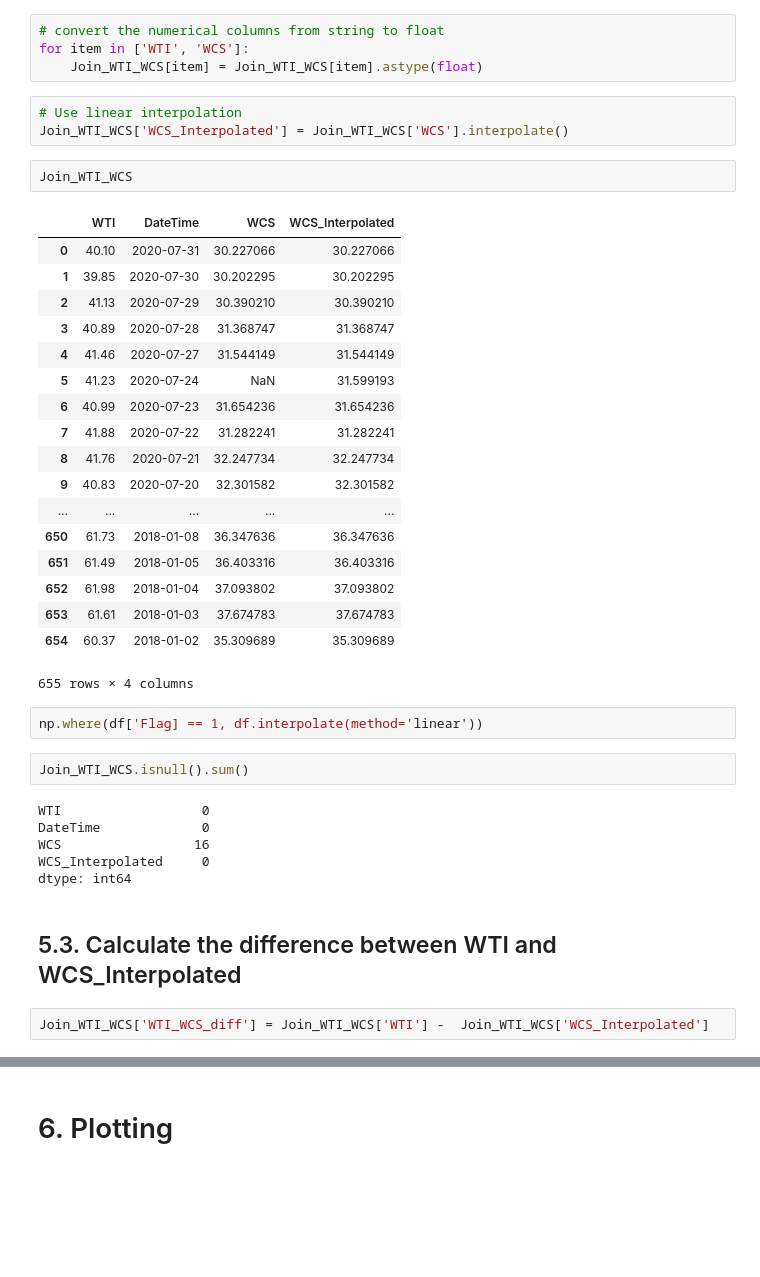
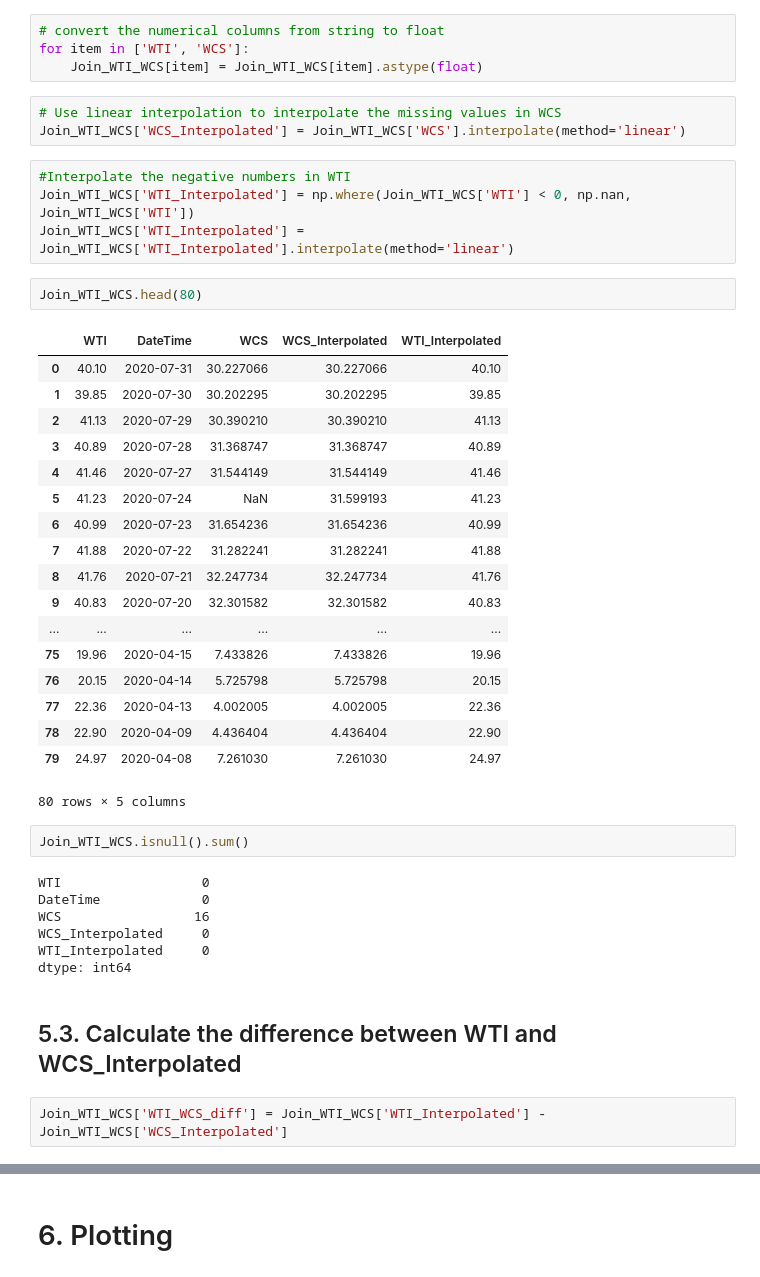
Before and after one commit to mahsaazizi/Cenovus-Energy-Project, a Jupyter notebook: Data Preparation.ipynb, the cells around one changed output, grey strips where cells are left out. Cells and saved outputs as stored; diff of their text form; blank space fills up the shorter version.

```diff
--- a/Data Preparation.ipynb
+++ b/Data Preparation.ipynb
@@ -128,31 +86,33 @@ dtype: int64
 for item in ['WTI', 'WCS']:
     Join_WTI_WCS[item] = Join_WTI_WCS[item].astype(float)
 # %%
-# Use linear interpolation
-Join_WTI_WCS['WCS_Interpolated'] = Join_WTI_WCS['WCS'].interpolate()
+# Use linear interpolation to interpolate the missing values in WCS
+Join_WTI_WCS['WCS_Interpolated'] = Join_WTI_WCS['WCS'].interpolate(method='linear')
+# %%
+#Interpolate the negative numbers in WTI
+Join_WTI_WCS['WTI_Interpolated'] = np.where(Join_WTI_WCS['WTI'] < 0, np.nan, Join_WTI_WCS['WTI'])
+Join_WTI_WCS['WTI_Interpolated'] = Join_WTI_WCS['WTI_Interpolated'].interpolate(method='linear')
 # %%
-Join_WTI_WCS
+Join_WTI_WCS.head(80)
 # %% [output]
-|  | WTI | DateTime | WCS | WCS_Interpolated |
-| 0 | 40.10 | 2020-07-31 | 30.227066 | 30.227066 |
-| 1 | 39.85 | 2020-07-30 | 30.202295 | 30.202295 |
-| 2 | 41.13 | 2020-07-29 | 30.390210 | 30.390210 |
-| 3 | 40.89 | 2020-07-28 | 31.368747 | 31.368747 |
-| 4 | 41.46 | 2020-07-27 | 31.544149 | 31.544149 |
-| 5 | 41.23 | 2020-07-24 | NaN | 31.599193 |
-| 6 | 40.99 | 2020-07-23 | 31.654236 | 31.654236 |
-| 7 | 41.88 | 2020-07-22 | 31.282241 | 31.282241 |
-| 8 | 41.76 | 2020-07-21 | 32.247734 | 32.247734 |
-| 9 | 40.83 | 2020-07-20 | 32.301582 | 32.301582 |
-| ... | ... | ... | ... | ... |
-| 650 | 61.73 | 2018-01-08 | 36.347636 | 36.347636 |
-| 651 | 61.49 | 2018-01-05 | 36.403316 | 36.403316 |
-| 652 | 61.98 | 2018-01-04 | 37.093802 | 37.093802 |
-| 653 | 61.61 | 2018-01-03 | 37.674783 | 37.674783 |
-| 654 | 60.37 | 2018-01-02 | 35.309689 | 35.309689 |
+|  | WTI | DateTime | WCS | WCS_Interpolated | WTI_Interpolated |
+| 0 | 40.10 | 2020-07-31 | 30.227066 | 30.227066 | 40.10 |
+| 1 | 39.85 | 2020-07-30 | 30.202295 | 30.202295 | 39.85 |
+| 2 | 41.13 | 2020-07-29 | 30.390210 | 30.390210 | 41.13 |
+| 3 | 40.89 | 2020-07-28 | 31.368747 | 31.368747 | 40.89 |
+| 4 | 41.46 | 2020-07-27 | 31.544149 | 31.544149 | 41.46 |
+| 5 | 41.23 | 2020-07-24 | NaN | 31.599193 | 41.23 |
+| 6 | 40.99 | 2020-07-23 | 31.654236 | 31.654236 | 40.99 |
+| 7 | 41.88 | 2020-07-22 | 31.282241 | 31.282241 | 41.88 |
+| 8 | 41.76 | 2020-07-21 | 32.247734 | 32.247734 | 41.76 |
+| 9 | 40.83 | 2020-07-20 | 32.301582 | 32.301582 | 40.83 |
+| ... | ... | ... | ... | ... | ... |
+| 75 | 19.96 | 2020-04-15 | 7.433826 | 7.433826 | 19.96 |
+| 76 | 20.15 | 2020-04-14 | 5.725798 | 5.725798 | 20.15 |
+| 77 | 22.36 | 2020-04-13 | 4.002005 | 4.002005 | 22.36 |
+| 78 | 22.90 | 2020-04-09 | 4.436404 | 4.436404 | 22.90 |
+| 79 | 24.97 | 2020-04-08 | 7.261030 | 7.261030 | 24.97 |
-655 rows × 4 columns
+80 rows × 5 columns
-# %%
-np.where(df['Flag] == 1, df.interpolate(method='linear'))
 # %%
 Join_WTI_WCS.isnull().sum()
 # %% [output]
@@ -160,11 +120,12 @@ WTI                  0
 DateTime             0
 WCS                 16
 WCS_Interpolated     0
+WTI_Interpolated     0
 dtype: int64
 # %% [markdown]
 ## 5.3. Calculate the difference between WTI and WCS_Interpolated
 # %%
-Join_WTI_WCS['WTI_WCS_diff'] = Join_WTI_WCS['WTI'] -  Join_WTI_WCS['WCS_Interpolated']
+Join_WTI_WCS['WTI_WCS_diff'] = Join_WTI_WCS['WTI_Interpolated'] -  Join_WTI_WCS['WCS_Interpolated']
 # %%
 Join_WTI_WCS.describe()
 # %% [output]
```
Also changed, not shown: parts of 16 cells of this notebook, 1 other file.
